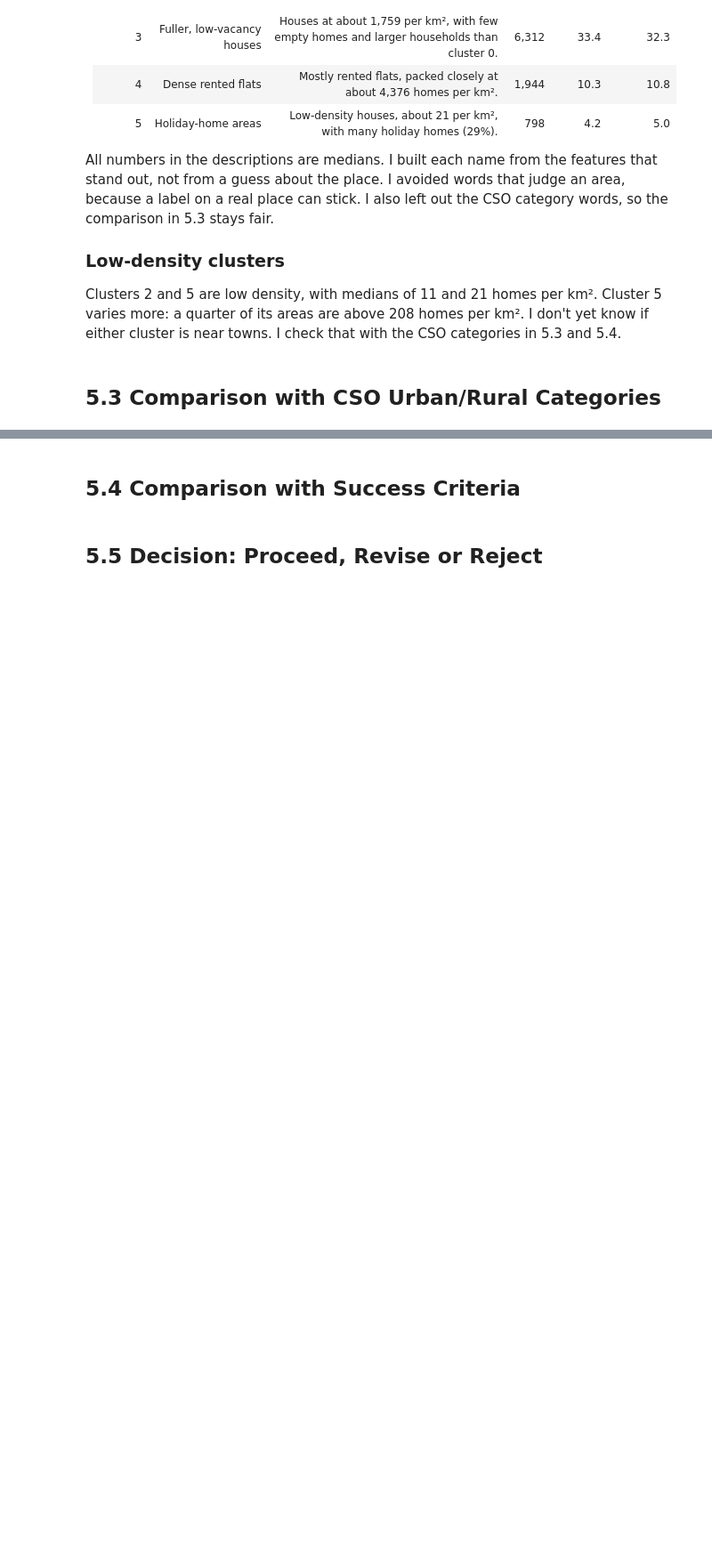
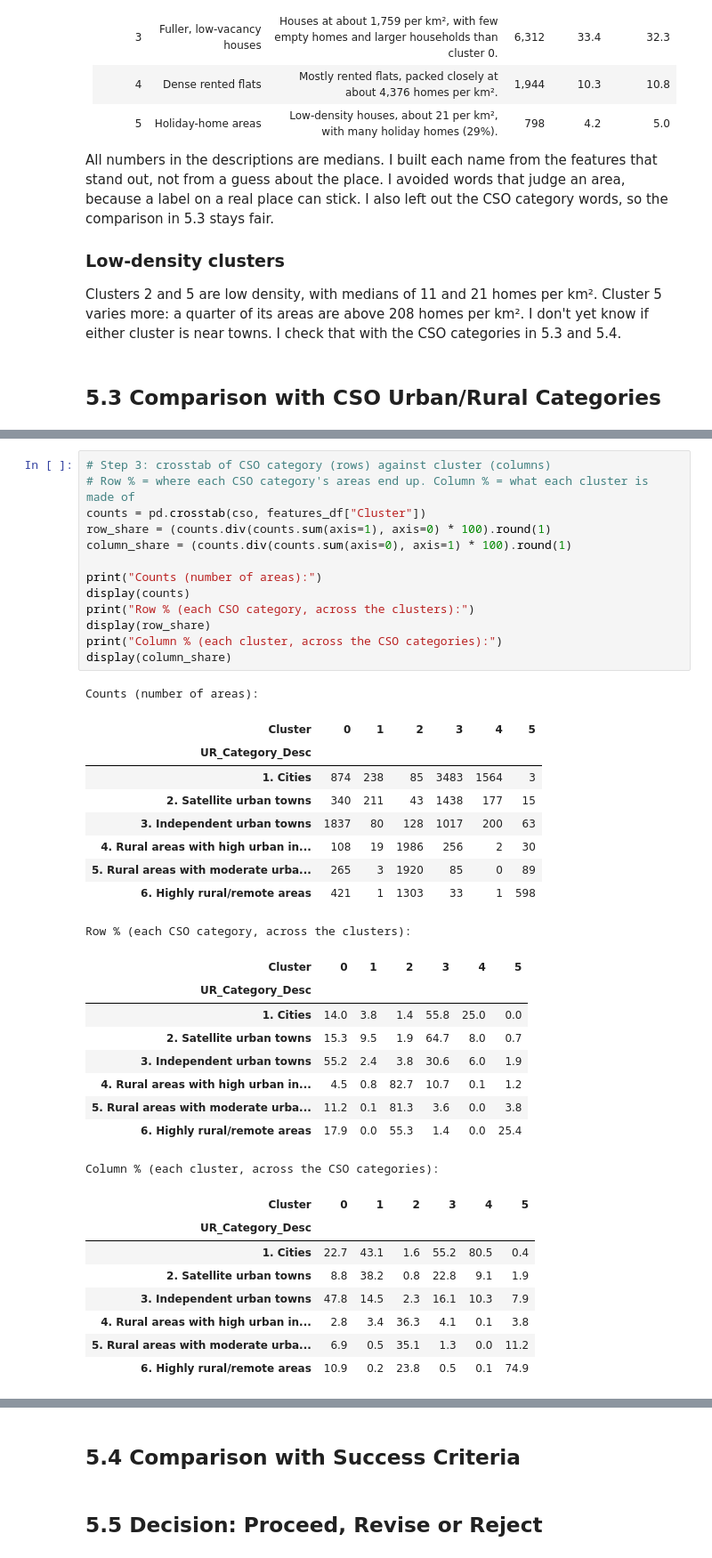
Before and after one commit to SwoopCodes/Data-Analytics_Irish-housing-density, a Jupyter notebook: notebooks/CA2_CRISP_DM_Notebook.ipynb, the cells around one changed output, grey strips where cells are left out. Shown at 89% size. Saved outputs shown, nothing was run; the diff lists cells and outputs as text; blank space fills up the shorter version.

```diff
--- a/notebooks/CA2_CRISP_DM_Notebook.ipynb
+++ b/notebooks/CA2_CRISP_DM_Notebook.ipynb
@@ -2247,0 +2290,41 @@ Clusters 2 and 5 are low density, with medians of 11 and 21 homes per km². Clus
+# %%
+# Step 3: crosstab of CSO category (rows) against cluster (columns)
+# Row % = where each CSO category's areas end up. Column % = what each cluster is made of
+counts = pd.crosstab(cso, features_df["Cluster"])
+row_share = (counts.div(counts.sum(axis=1), axis=0) * 100).round(1)
+column_share = (counts.div(counts.sum(axis=0), axis=1) * 100).round(1)
+
+print("Counts (number of areas):")
+display(counts)
+print("Row % (each CSO category, across the clusters):")
+display(row_share)
+print("Column % (each cluster, across the CSO categories):")
+display(column_share)
+# %% [output]
+Counts (number of areas):
+| Cluster | 0 | 1 | 2 | 3 | 4 | 5 |
+| UR_Category_Desc |  |  |  |  |  |  |
+| 1. Cities | 874 | 238 | 85 | 3483 | 1564 | 3 |
+| 2. Satellite urban towns | 340 | 211 | 43 | 1438 | 177 | 15 |
+| 3. Independent urban towns | 1837 | 80 | 128 | 1017 | 200 | 63 |
+| 4. Rural areas with high urban in... | 108 | 19 | 1986 | 256 | 2 | 30 |
+| 5. Rural areas with moderate urba... | 265 | 3 | 1920 | 85 | 0 | 89 |
+| 6. Highly rural/remote areas | 421 | 1 | 1303 | 33 | 1 | 598 |
+Row % (each CSO category, across the clusters):
+| Cluster | 0 | 1 | 2 | 3 | 4 | 5 |
+| UR_Category_Desc |  |  |  |  |  |  |
+| 1. Cities | 14.0 | 3.8 | 1.4 | 55.8 | 25.0 | 0.0 |
+| 2. Satellite urban towns | 15.3 | 9.5 | 1.9 | 64.7 | 8.0 | 0.7 |
+| 3. Independent urban towns | 55.2 | 2.4 | 3.8 | 30.6 | 6.0 | 1.9 |
+| 4. Rural areas with high urban in... | 4.5 | 0.8 | 82.7 | 10.7 | 0.1 | 1.2 |
+| 5. Rural areas with moderate urba... | 11.2 | 0.1 | 81.3 | 3.6 | 0.0 | 3.8 |
+| 6. Highly rural/remote areas | 17.9 | 0.0 | 55.3 | 1.4 | 0.0 | 25.4 |
+Column % (each cluster, across the CSO categories):
+| Cluster | 0 | 1 | 2 | 3 | 4 | 5 |
+| UR_Category_Desc |  |  |  |  |  |  |
+| 1. Cities | 22.7 | 43.1 | 1.6 | 55.2 | 80.5 | 0.4 |
+| 2. Satellite urban towns | 8.8 | 38.2 | 0.8 | 22.8 | 9.1 | 1.9 |
+| 3. Independent urban towns | 47.8 | 14.5 | 2.3 | 16.1 | 10.3 | 7.9 |
+| 4. Rural areas with high urban in... | 2.8 | 3.4 | 36.3 | 4.1 | 0.1 | 3.8 |
+| 5. Rural areas with moderate urba... | 6.9 | 0.5 | 35.1 | 1.3 | 0.0 | 11.2 |
+| 6. Highly rural/remote areas | 10.9 | 0.2 | 23.8 | 0.5 | 0.1 | 74.9 |
```
Also changed, not shown: parts of 7 cells of this notebook, 1 other file.
